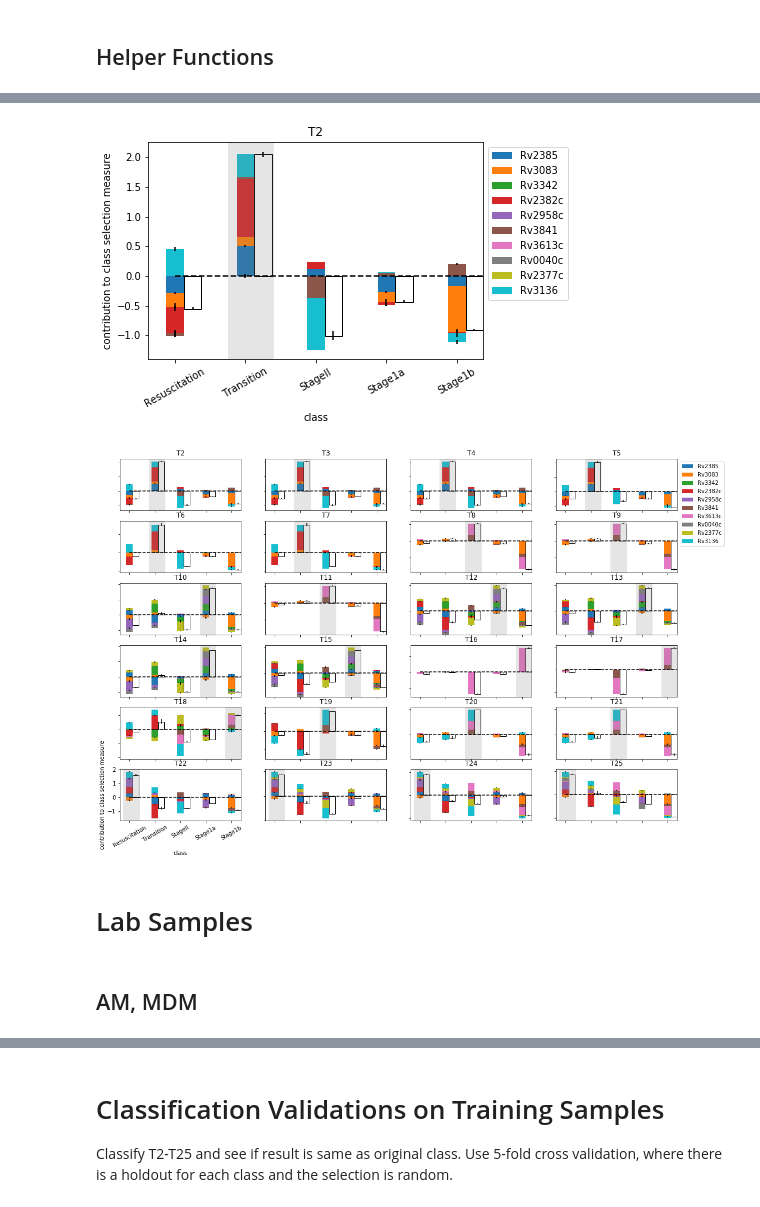
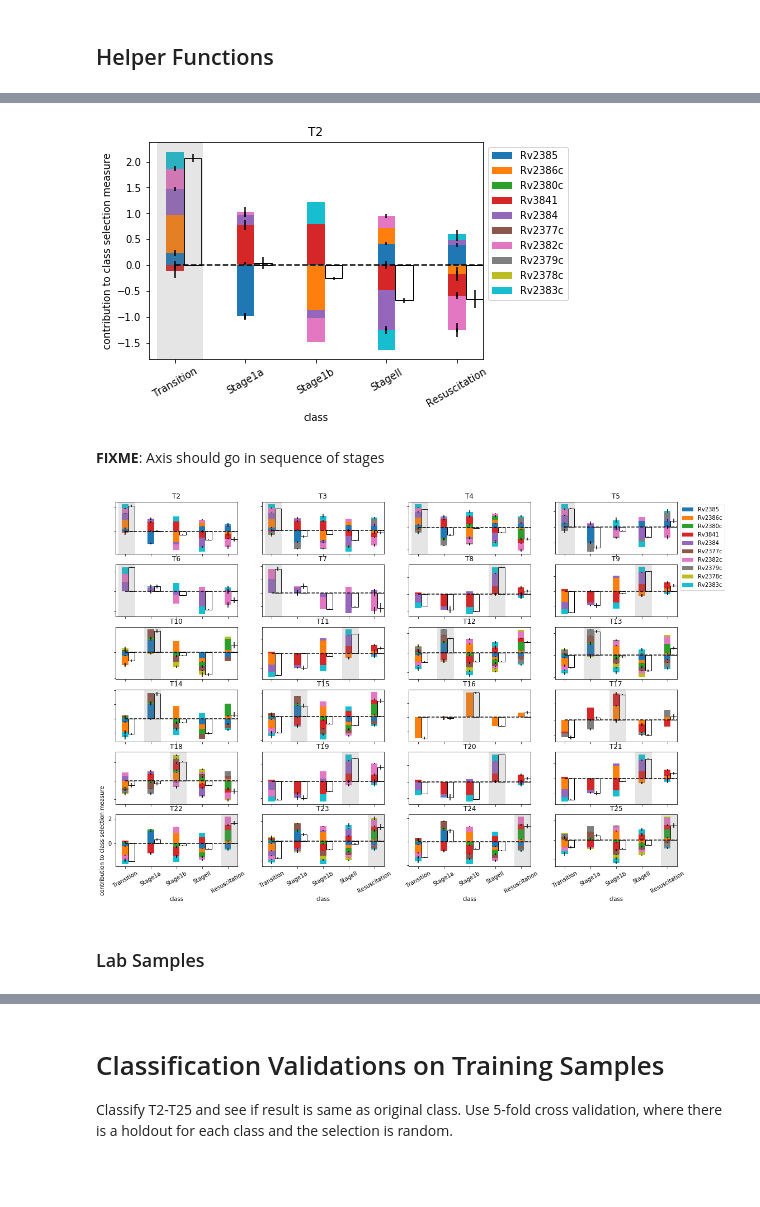
Before and after one commit to uwescience/xstate, a Jupyter notebook: notebooks/Classification of Lab Samples.ipynb, the cells around one changed output, grey strips where cells are left out. Cells and saved outputs as stored; diff of their text form; code cells hidden in the pictures; blank space fills up the shorter version.

Commit message:
Updated analysis of lab samples

```diff
--- a/notebooks/Classification of Lab Samples.ipynb
+++ b/notebooks/Classification of Lab Samples.ipynb
@@ -39,6 +39,11 @@ import seaborn as sns
 PROVIDER = DataProvider()
 PROVIDER.do()
 DATA = TrinaryData(is_regulator=False, is_dropT1=True, is_averaged=True)
-DF_X = DATA.df_X
-SER_Y = DATA.ser_y
+DF_X = DATA.df_X.copy()
+ser_y = DATA.ser_y
+value_dct = {0:4, 1:0, 3:1, 4:2, 2:3}
+new_ys = [value_dct[i] for i in ser_y.values]
+SER_Y = pd.Series(new_ys)
+SER_Y.index = ser_y.index
+#SER_Y = ser_y
 STAGE_NAMES = PROVIDER.getStageNames(SER_Y)
@@ -45,7 +70,21 @@ STAGE_NAMES = PROVIDER.getStageNames(SER_Y)
+# %%
+ELIZA_COLUMNS = ["Rv3841",
+"Rv2377c",
+"Rv2378c",
+"Rv2379c",
+"Rv2380c",
+"Rv2381c",
+"Rv2382c",
+"Rv2383c",
+"Rv2384",
+"Rv2385",
+"Rv2386c",
+]
+DF_X = DF_X[ELIZA_COLUMNS]
 # %%
 CLASSIFIER = classifier_ensemble.ClassifierEnsemble(
         classifier_ensemble.ClassifierDescriptorSVM(), filter_high_rank=10, size=100)
-CLASSIFIER.fit(DATA.df_X, DATA.ser_y)
+CLASSIFIER.fit(DF_X, SER_Y)
 # %%
 # GO Terms for the genes
 df_go_terms = PROVIDER.df_go_terms.set_index("GENE_ID")
@@ -190,37 +206,40 @@ for instance in instances:
                     title=instance, true_class=SER_Y.loc[instance],
                     class_names=STAGE_NAMES)
 # %% [output]
-[figure, old version]
+[figure, new version]
+# %% [markdown]
+**FIXME**: Axis should go in sequence of stages
 # %%
 nrow = 6
 ncol = 4
 _, axes = plt.subplots(nrow, ncol, figsize=(18,12))
 for irow in range(nrow):
     for icol in range(ncol):
         ax = axes[irow, icol]
         instance_num = irow*ncol + icol + 2
         instance = "T%d" % instance_num
         if instance not in DATA.df_X.index:
             break
         ser_X = DATA.df_X.loc[instance, :]
         if (icol + 1 == ncol) and (irow==0):
             is_legend = True
         else:
             is_legend = False
-        if (icol == 0) and (irow + 1 == nrow):
-            is_ylabel = True
+        if (irow + 1 == nrow):
             is_xlabel = True
+            if icol == 0:
+                is_ylabel = True
+            else:
+                is_ylabel = False
         else:
             is_ylabel = False
             is_xlabel = False
         CLASSIFIER.plotFeatureContributions(ser_X, ax=ax,
-                title=instance, true_class=DATA.ser_y.loc[instance], is_plot=False, is_legend=is_legend,
+                title=instance, true_class=SER_Y.loc[instance], is_plot=False, is_legend=is_legend,
                                            class_names=STAGE_NAMES,
                                            is_xlabel=is_xlabel, is_ylabel=is_ylabel)
 plt.show()
 # %% [output]
-[figure, old version]
+[figure, new version]
 # %% [markdown]
-# Lab Samples
+### Lab Samples
-# %% [markdown]
-## AM, MDM
```
Also changed, not shown: parts of 46 cells of this notebook.
